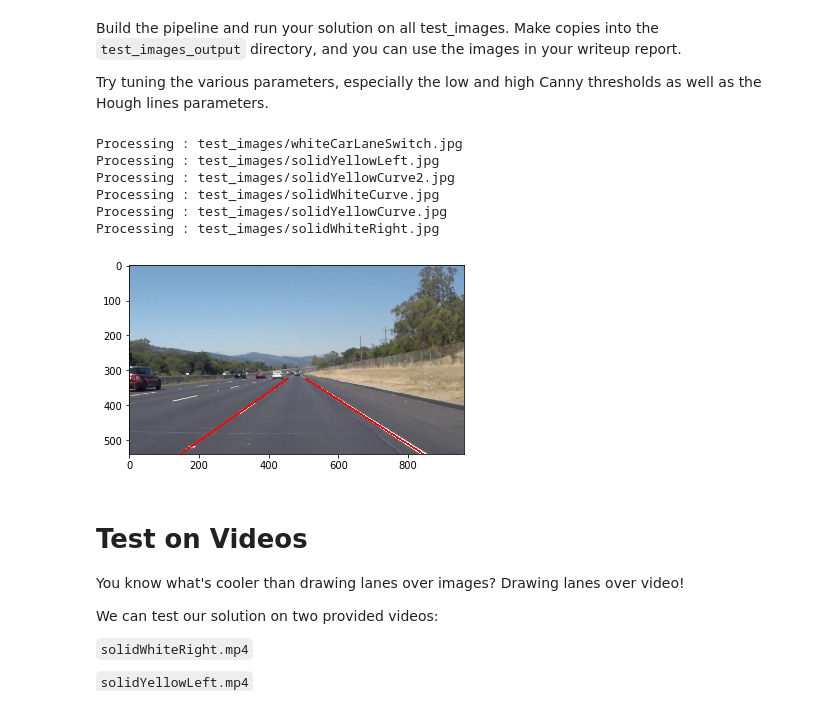
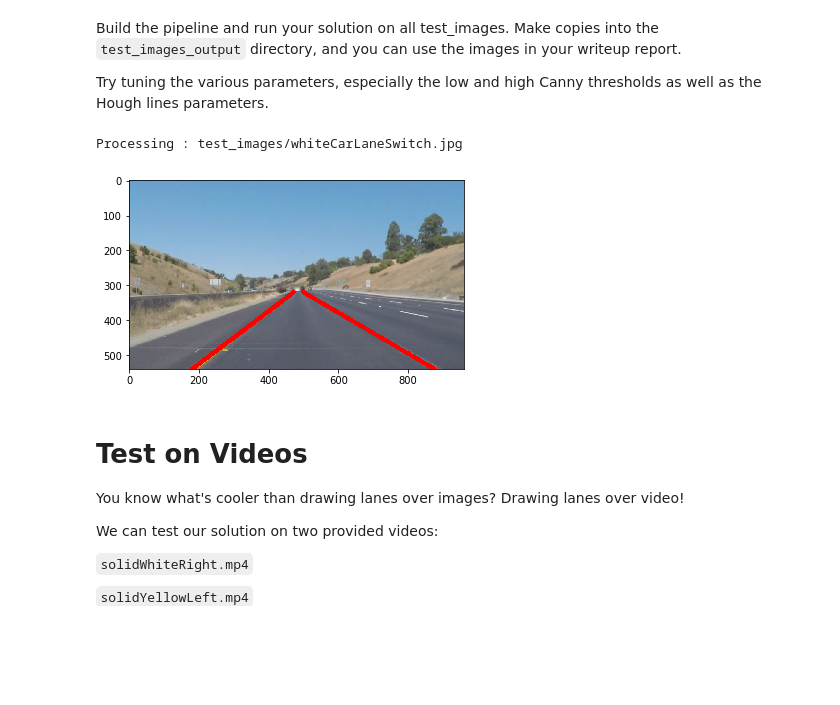
Before and after one commit to Caolvxiong/CarND-LaneLines-P1, a Jupyter notebook: P1.ipynb, the cells around one changed output. Drawn from its saved outputs; the diff is of its cells as text; code cells hidden in the pictures; blank space fills up the shorter version.

```diff
--- a/P1.ipynb
+++ b/P1.ipynb
@@ -236,57 +240,58 @@ read_path = 'test_images/'
 save_path = 'test_images_output/'
 
 def process_image(image_file):
-    print("Processing : " + image_file)
+    print('Processing : ' + image_file)
 
     image = mpimg.imread(image_file)
     gray = cv2.cvtColor(image, cv2.COLOR_RGB2GRAY)
+
     kernel_size = 5
-    blur_gray = cv2.GaussianBlur(image, (kernel_size, kernel_size), 0)
+    blur_gray = cv2.GaussianBlur(gray, (kernel_size, kernel_size), 0)
+    cv2.imwrite(os.path.join(save_path , 'gray_blurred.jpg'), blur_gray)
 
     # Define our parameters for Canny and apply
     low_threshold = 50
     high_threshold = 150
     edges = cv2.Canny(blur_gray, low_threshold, high_threshold)
+    cv2.imwrite(os.path.join(save_path , 'edges.jpg'), edges)
 
     imshape = image.shape
-    vertices = np.array([[(90,imshape[0]),(440, 320), (500, 320), (900,imshape[0])]], dtype=np.int32)
+    vertices = np.array([[(150,imshape[0]-30),(460, 320), (500, 320), (900,imshape[0]-30)]], dtype=np.int32)
     masked_edges = region_of_interest(edges, vertices)
+    cv2.imwrite(os.path.join(save_path , 'masked_edges.jpg'), masked_edges)
 
     rho = 2
     theta = np.pi/180
     threshold = 15
     min_line_length = 40
     max_line_gap = 20
     out_image = np.copy(image)
 
     lines = cv2.HoughLinesP(masked_edges, rho, theta, threshold, np.array([]),
                                 min_line_length, max_line_gap)
 
     draw_lines(out_image, lines, [255, 0, 0], 20)
+    cv2.imwrite(os.path.join(save_path , 'hough_lines.jpg'), out_image)
 
     # Create a "color" binary image to combine with line image
     color_edges = np.dstack((edges, edges, edges))
 
     lines_edges = cv2.addWeighted(color_edges, 0.8, out_image, 1, 0)
 
     plt.imshow(out_image)
-    cv2.imwrite(os.path.join(save_path , file_name), out_image)
+    cv2.imwrite(os.path.join(save_path , image_file), out_image)
 
+process_image(os.path.join(read_path , 'whiteCarLaneSwitch.jpg'))
 
-for file_name in os.listdir(read_path):
-    if file_name.endswith(".jpg"):
-        process_image(os.path.join(read_path , file_name))
-        continue
-    else:
-        continue
+# for file_name in os.listdir(read_path):
+#     if file_name.endswith(".jpg"):
+#         process_image(os.path.join(read_path , file_name))
+#         continue
+#     else:
+#         continue
 # %% [output]
 Processing : test_images/whiteCarLaneSwitch.jpg
-Processing : test_images/solidYellowLeft.jpg
-Processing : test_images/solidYellowCurve2.jpg
-Processing : test_images/solidWhiteCurve.jpg
-Processing : test_images/solidYellowCurve.jpg
-Processing : test_images/solidWhiteRight.jpg
-[figure, old version]
+[figure, new version]
 # %% [markdown]
 # Test on Videos
 
```
Also changed, not shown: parts of 7 cells of this notebook.
